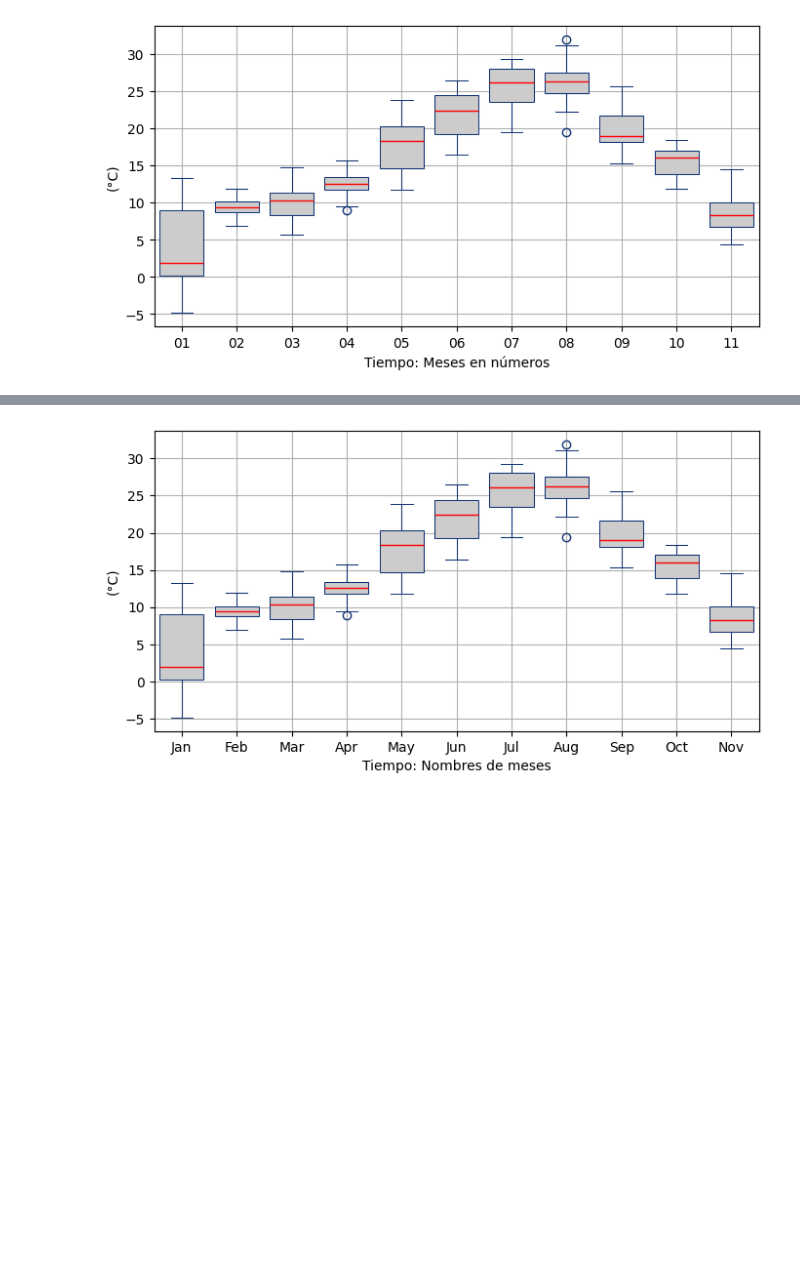
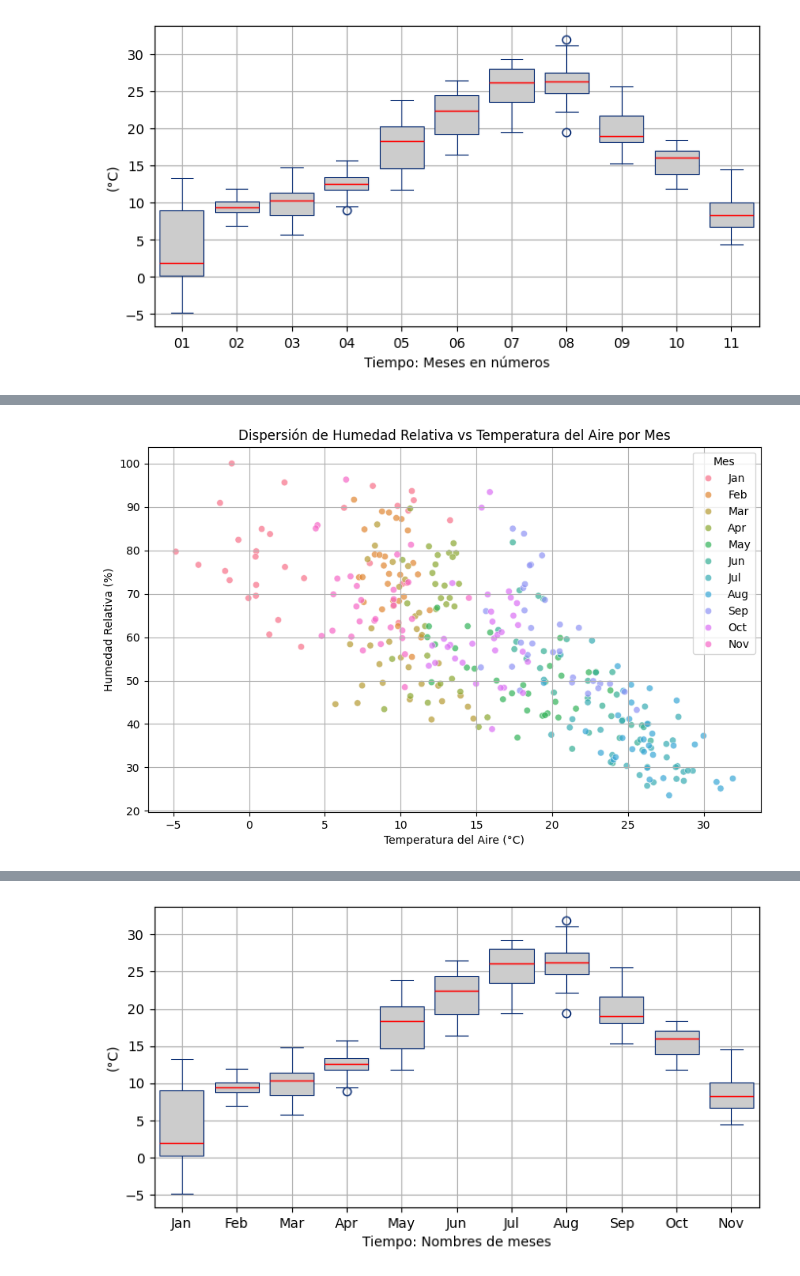
Before and after one commit to vrrp/sachabook_modulo1, a Jupyter notebook: _build/jupyter_execute/docs/sesion3-visualizacion_graficas.ipynb, the cells around one changed output, grey strips where cells are left out. Saved outputs shown, nothing was run; the diff lists cells and outputs as text; code cells hidden in the pictures; blank space fills up the shorter version.

```diff
--- a/_build/jupyter_execute/docs/sesion3-visualizacion_graficas.ipynb
+++ b/_build/jupyter_execute/docs/sesion3-visualizacion_graficas.ipynb
@@ -307,0 +339,11 @@ plt.grid(True)
+# %%
+plt.figure(figsize=(10, 6))
+sns.scatterplot(x='temp_aire', y='hr', hue='mes_nombre', data=df_excel, alpha=0.7)
+plt.xlabel("Temperatura del Aire (°C)")
+plt.ylabel("Humedad Relativa (%)")
+plt.title("Dispersión de Humedad Relativa vs Temperatura del Aire por Mes")
+plt.grid(True)
+plt.legend(title='Mes')
+plt.show()
+# %% [output]
+[figure, added]
```
Also changed, not shown: parts of 9 cells of this notebook, 41 other files.
